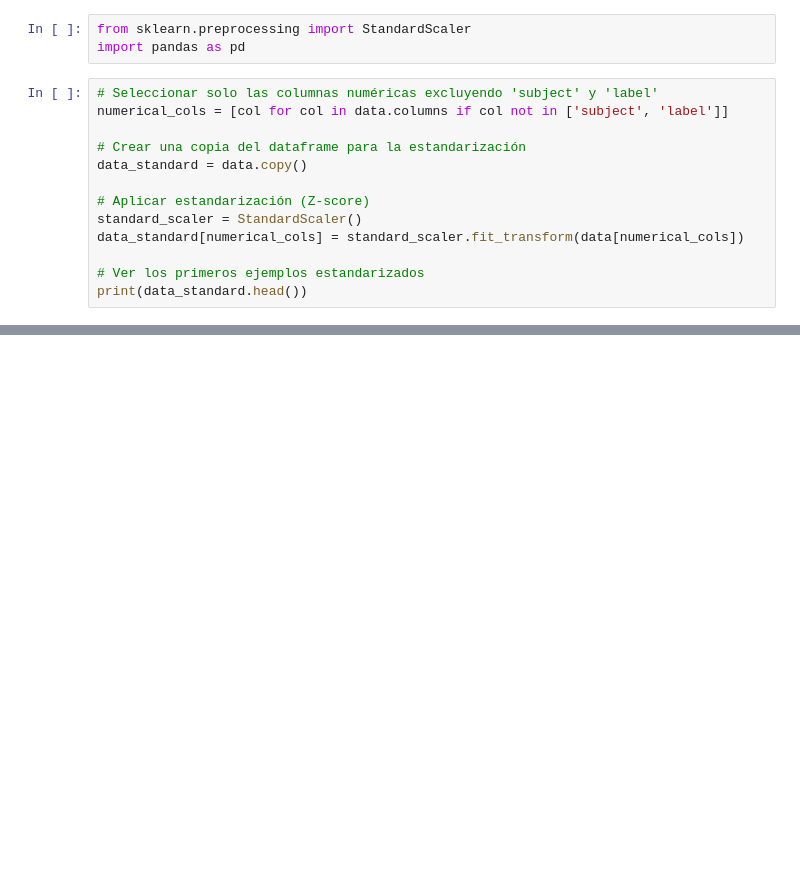
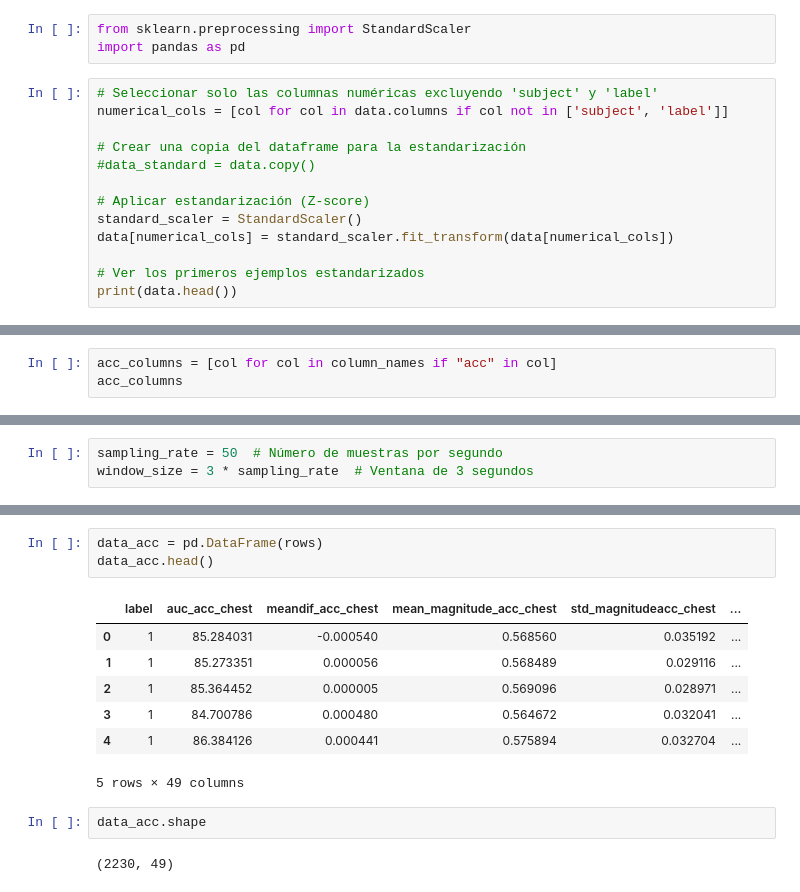
Before and after one commit to CarlosJCD/FDparaelRAHPconPython, a Jupyter notebook: Notebooks/MHEALTH.ipynb, the cells around one changed output, grey strips where cells are left out. Cells and saved outputs as stored; diff of their text form; blank space fills up the shorter version.

```diff
--- a/Notebooks/MHEALTH.ipynb
+++ b/Notebooks/MHEALTH.ipynb
@@ -468,13 +532,13 @@ import pandas as pd
 numerical_cols = [col for col in data.columns if col not in ['subject', 'label']]
 
 # Crear una copia del dataframe para la estandarización
-data_standard = data.copy()
+#data_standard = data.copy()
 
 # Aplicar estandarización (Z-score)
 standard_scaler = StandardScaler()
-data_standard[numerical_cols] = standard_scaler.fit_transform(data[numerical_cols])
+data[numerical_cols] = standard_scaler.fit_transform(data[numerical_cols])
 
 # Ver los primeros ejemplos estandarizados
-print(data_standard.head())
+print(data.head())
 # %% [output]
   subject  acc_chest_x  acc_chest_y  acc_chest_z  electrocardiogram_l1  \
@@ -496,0 +565,3 @@ print(data_standard.head())
+# %%
+acc_columns = [col for col in column_names if "acc" in col]
+acc_columns
@@ -496,0 +578,3 @@ print(data_standard.head())
+# %%
+sampling_rate = 50  # Número de muestras por segundo
+window_size = 3 * sampling_rate  # Ventana de 3 segundos
@@ -496,0 +630,15 @@ print(data_standard.head())
+# %%
+data_acc = pd.DataFrame(rows)
+data_acc.head()
+# %% [output]
+|  | label | auc_acc_chest | meandif_acc_chest | mean_magnitude_acc_chest | std_magnitudeacc_chest | ... |
+| 0 | 1 | 85.284031 | -0.000540 | 0.568560 | 0.035192 | ... |
+| 1 | 1 | 85.273351 | 0.000056 | 0.568489 | 0.029116 | ... |
+| 2 | 1 | 85.364452 | 0.000005 | 0.569096 | 0.028971 | ... |
+| 3 | 1 | 84.700786 | 0.000480 | 0.564672 | 0.032041 | ... |
+| 4 | 1 | 86.384126 | 0.000441 | 0.575894 | 0.032704 | ... |
+5 rows × 49 columns
+# %%
+data_acc.shape
+# %% [output]
+(2230, 49)
```
Also changed, not shown: parts of 19 cells of this notebook.
